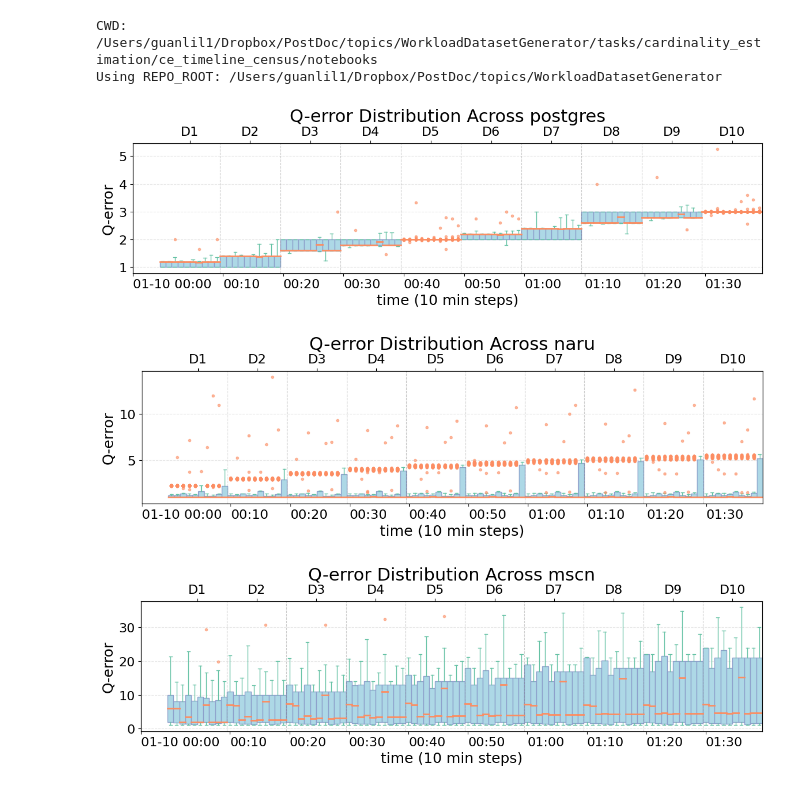
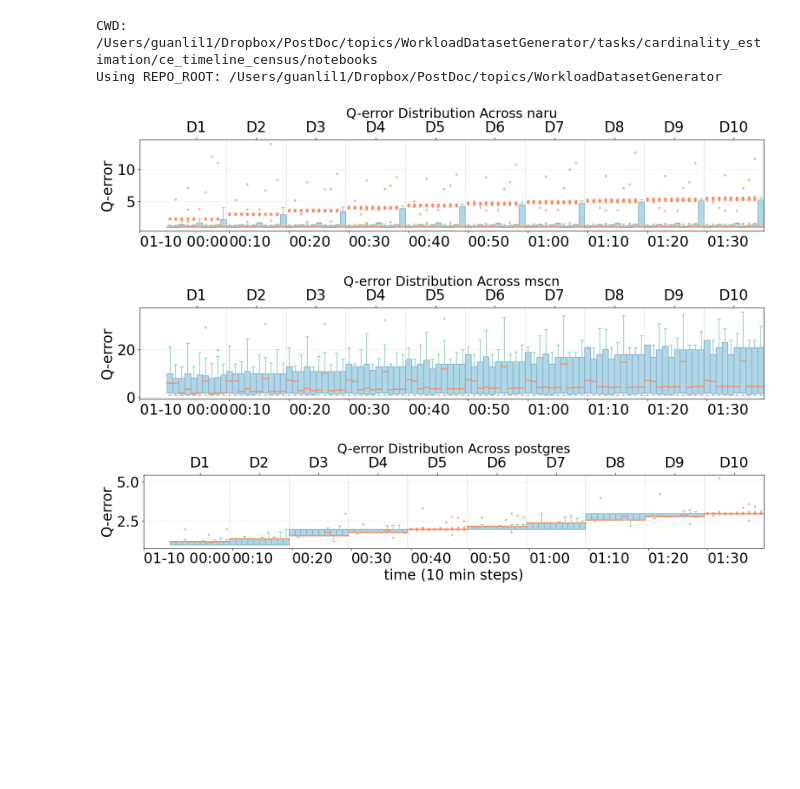
Before and after one commit to Liuguanli/DriftBench, a Jupyter notebook: tasks/cardinality_estimation/ce_timeline_census/notebooks/ce_cardinality_sensitivity.ipynb, the cells around one changed output. Drawn from its saved outputs; the diff is of its cells as text; code cells hidden in the pictures; blank space fills up the shorter version.

```diff
--- a/tasks/cardinality_estimation/ce_timeline_census/notebooks/ce_cardinality_sensitivity.ipynb
+++ b/tasks/cardinality_estimation/ce_timeline_census/notebooks/ce_cardinality_sensitivity.ipynb
@@ -36,7 +36,7 @@ BASELINE_RESULT_DIR = RESULT_DIRS[0]
 LOG_DIR = REPO_ROOT / "tasks/cardinality_estimation/ce_timeline_census/log/ce_timeline"
 DATASET_TAG = "census"
 BASE_VERSION = "original"
-ESTIMATORS = ["postgres", "naru", "mscn"]
+ESTIMATORS = ["naru", "mscn", "postgres"]
 WORKLOAD_ALLOWLIST = None  # e.g. {"original_normal_sqls", "original_sqls_selectivity_3"}
 INCLUDE_BASELINE = False  # include base version as step 0
 PRINT_BASELINE_PATHS = True
@@ -64,9 +64,9 @@ JITTER = 0.15
 SCATTER_ALPHA = 0.15
 SCATTER_SIZE = 6
 FIGSIZE = (12, 4)
-FONT_SIZE = 18
-TITLE_SIZE = 18
-TICK_SIZE = 16
+FONT_SIZE = 24
+TITLE_SIZE = 24
+TICK_SIZE = 24
 plt.rcParams.update({
     "font.size": FONT_SIZE,
     "axes.titlesize": TITLE_SIZE,
@@ -376,7 +376,7 @@ def plot_workload_boxplot(workload):
             values.extend(segments)
 
         positions = list(range(1, len(values) + 1))
-        fig, ax = plt.subplots(figsize=(12, 4))
+        fig, ax = plt.subplots(figsize=(16, 4))
         ax.boxplot(
             values,
             positions=positions,
@@ -400,34 +400,36 @@ def plot_workload_boxplot(workload):
             ax.set_xticklabels(labels)
             ax.set_xlabel("time (10 min steps)")
         else:
             total = len(steps) * SEGMENTS_PER_STEP
             centers_1 = [i * SEGMENTS_PER_STEP + 1 for i in range(len(steps))]
             centers_1[0] = -4
             centers_2 = [i * SEGMENTS_PER_STEP + (SEGMENTS_PER_STEP + 1) / 2 for i in range(len(steps))]
             ax.set_xticks(centers_1)
             ax.set_xticklabels(labels, rotation=0, ha="left")
-            ax.set_xlabel("time (10 min steps)")
+            if ESTIMATORS[-1] == est:
+                ax.set_xlabel("time (10 min steps)", fontsize=TICK_SIZE)
             for i in range(1, len(steps)):
                 ax.axvline(i * SEGMENTS_PER_STEP + 0.5, linestyle="--", color="gray", alpha=0.4, linewidth=0.8)
             ax_top = ax.twiny()
             ax_top.set_xlim(ax.get_xlim())
             workload_labels = [f"D{i+1}" for i in range(len(steps))]
             ax_top.set_xticks(centers_2)
             ax_top.set_xticklabels(workload_labels, fontsize=TICK_SIZE)
             # ax_top.set_xlabel("workload")
         ax.set_ylabel("Q-error")
+    ax.set_ylim(bottom=0)
         ax.set_title(f"Q-error Distribution Across {est}", fontsize=22)
         ax.grid(True, axis="y", linestyle="--", alpha=0.3)
         if USE_LOG_SCALE:
             ax.set_yscale("log")
         fig.tight_layout()
         _save_fig(fig, f"{workload}_{est}_boxplot")
         plt.show()
 
 if PLOT_STYLE == "boxplot":
     for workload in workloads:
         plot_workload_boxplot(workload)
 # %% [output]
-[figure, old version]
+[figure, new version]
-[figure, old version]
+[figure, new version]
-[figure, old version]
+[figure, new version]
```
Also changed, not shown: 40 other files.
